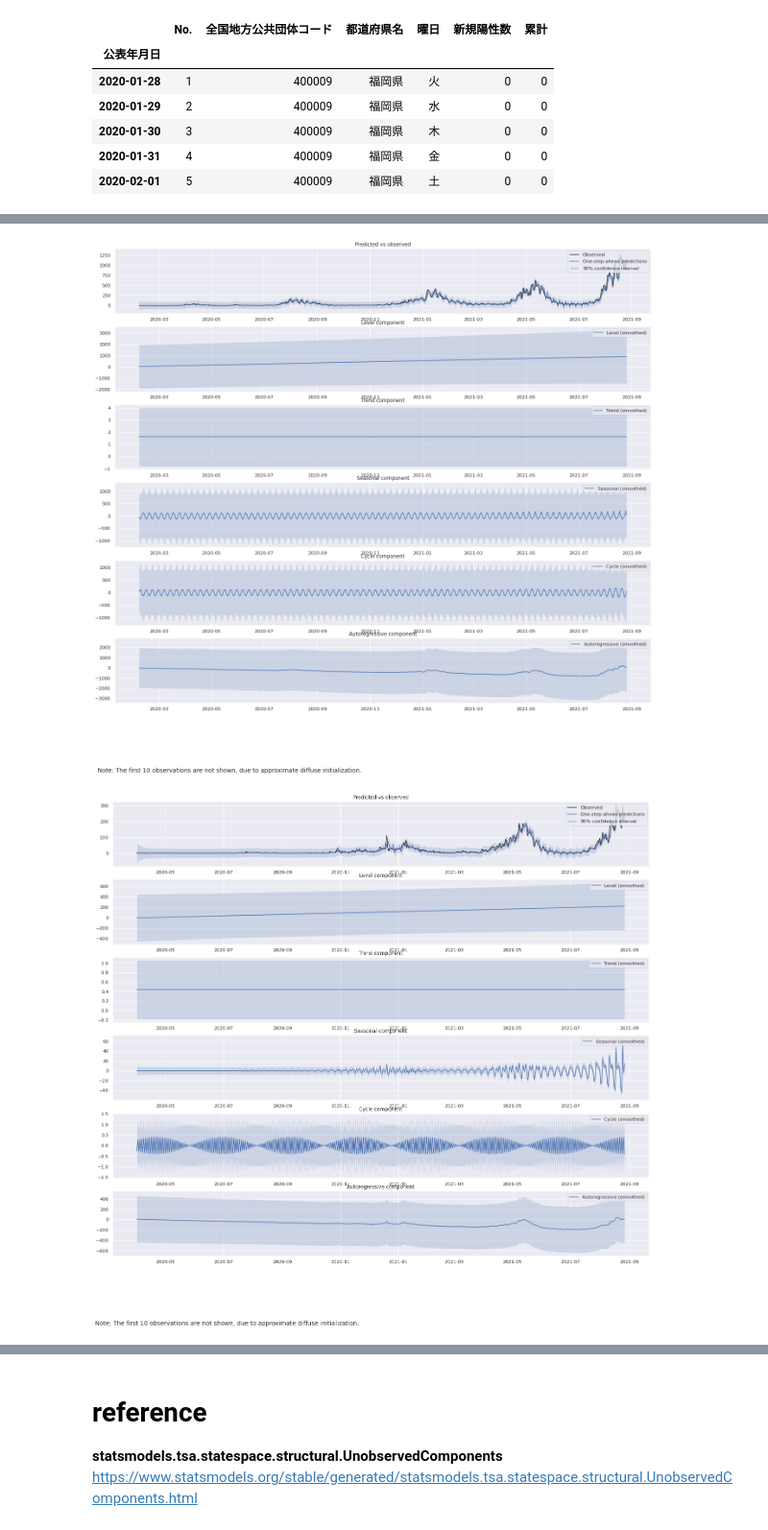
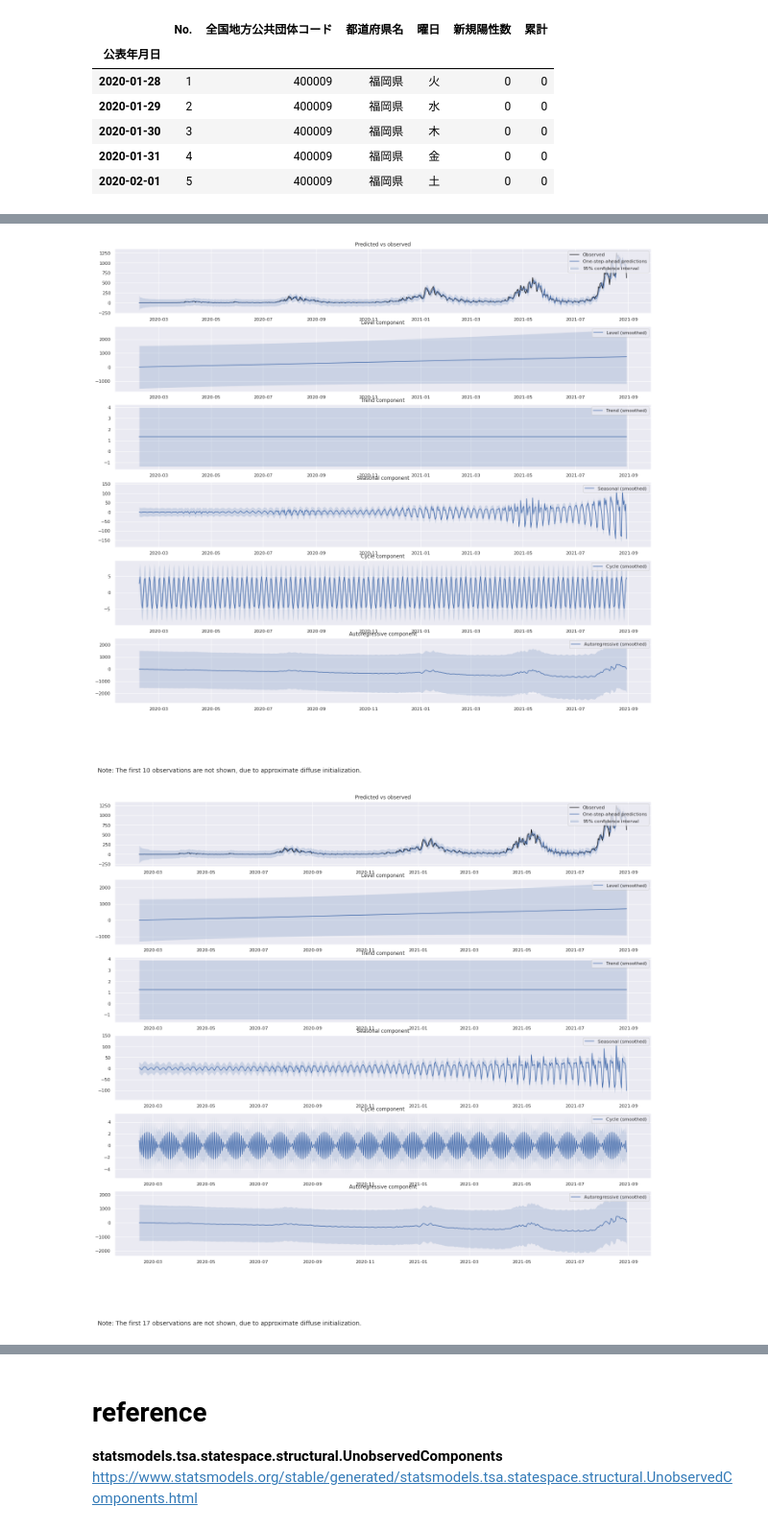
Before and after one commit to sugimotoh/seminar2018, a Jupyter notebook: COVID19_FK.ipynb, the cells around one changed output, grey strips where cells are left out. Shown at 96% size. Drawn from its saved outputs; the diff is of its cells as text; code cells hidden in the pictures.

```diff
--- a/COVID19_FK.ipynb
+++ b/COVID19_FK.ipynb
@@ -254,35 +252,25 @@ Name: 新規陽性数, Length: 577, dtype: int64
 # %%
-#mod_07_03_season_local_trend_cycle = sm.tsa.UnobservedComponents(ts,
-#                                               level='lltrend',        stochastic_level=True,
-#                                               trend=True,            stochastic_trend=True,
-#                                               seasonal=7,            stochastic_seasonal=True,
-#                                               freq_seasonal=[{'period': 14}],     damped_cycle=False,
-#                                               cycle=True,            stochastic_cycle=True,
-#                                               irregular=True,
-#                                               autoregressive=1,  mle_regression=True,           use_exact_diffuse=False,)
 mod_07_03_season_local_trend_cycle = sm.tsa.UnobservedComponents(ts,
-                                               level='dtrend',        stochastic_level=True,
-                                               trend=True,            stochastic_trend=True,
-                                               seasonal=7,            stochastic_seasonal=True,
-                                               cycle=True,            stochastic_cycle=True,
-                                               irregular=True,
-                                               autoregressive=1)
-#mod_07_98_season_local_trend_cycle = sm.tsa.UnobservedComponents(ts,  level='dtrend',  trend=True,  seasonal=21,  irregular=False, cycle=True,damped_cycle=False,
-#                                               stochastic_level=True, stochastic_trend=True, stochastic_seasonal=True,   autoregressive=1, stochastic_cycle=True)
+                                               level='dtrend',        trend=True,             seasonal=7,                irregular=False,     cycle=True,
+                                               stochastic_level=True, stochastic_trend=True, stochastic_seasonal=True,   autoregressive=1, stochastic_cycle=False)
+# damped_cycle=True)
+# cycle_period_bounds = (1.5*12, 12*12))
+mod_07_98_season_local_trend_cycle = sm.tsa.UnobservedComponents(ts,
+                                               level='dtrend',        trend=True,             seasonal=14,                irregular=False,     cycle=True,
+                                               stochastic_level=True, stochastic_trend=True, stochastic_seasonal=True,   autoregressive=1, stochastic_cycle=False)
+# damped_cycle=True)
 mod_ok_03_season_local_trend_cycle = sm.tsa.UnobservedComponents(COVIDok02t,
-                                               level='dtrend',        trend=True,             seasonal=7,                irregular=True,     cycle=True,
-                                               stochastic_level=True, stochastic_trend=True, stochastic_seasonal=True,   autoregressive=1, stochastic_cycle=True,
-                                               damped_cycle=False)
+                                               level='dtrend',        trend=True,             seasonal=3,                irregular=False,     cycle=False,
+                                               stochastic_level=True, stochastic_trend=True, stochastic_seasonal=True,   autoregressive=1, stochastic_cycle=False,
+                                               damped_cycle=True)
 res_07_03_season_local_trend_cycle = mod_07_03_season_local_trend_cycle.fit(start_params=mod_07_03_season_local_trend_cycle.fit().params)
-#res_07_03o_season_local_trend_cycle = mod_07_03o_season_local_trend_cycle.fit(start_params=mod_07_03o_season_local_trend_cycle.fit().params)
+res_07_98_season_local_trend_cycle = mod_07_98_season_local_trend_cycle.fit(start_params=mod_07_98_season_local_trend_cycle.fit().params)
 res_ok_03_season_local_trend_cycle = mod_ok_03_season_local_trend_cycle.fit(start_params=mod_ok_03_season_local_trend_cycle.fit().params)
-#res_07_98_season_local_trend_cycle = mod_07_98_season_local_trend_cycle.fit(start_params=mod_07_98_season_local_trend_cycle.fit().params)
 print(res_07_03_season_local_trend_cycle.summary())
-#print(res_07_03o_season_local_trend_cycle.summary())
+print(res_07_98_season_local_trend_cycle.summary())
 print(res_ok_03_season_local_trend_cycle.summary())
-#print(res_07_98_season_local_trend_cycle.summary())
 rcParams['figure.figsize'] = 23, 20
 fig_d = res_07_03_season_local_trend_cycle.plot_components()
-#fig_e = res_07_03o_season_local_trend_cycle.plot_components()
+fig_e = res_07_98_season_local_trend_cycle.plot_components()
 fig_o = res_ok_03_season_local_trend_cycle.plot_components()
 # %% [output]
@@ -319,6 +307,6 @@ Covariance Type:                        opg
 ===================================================================================
 
 Warnings:
 [1] Covariance matrix calculated using the outer product of gradients (complex-step).
-[figure, old version]
+[figure, new version]
-[figure, old version]
+[figure, new version]
```
Also changed, not shown: parts of 11 cells of this notebook.
